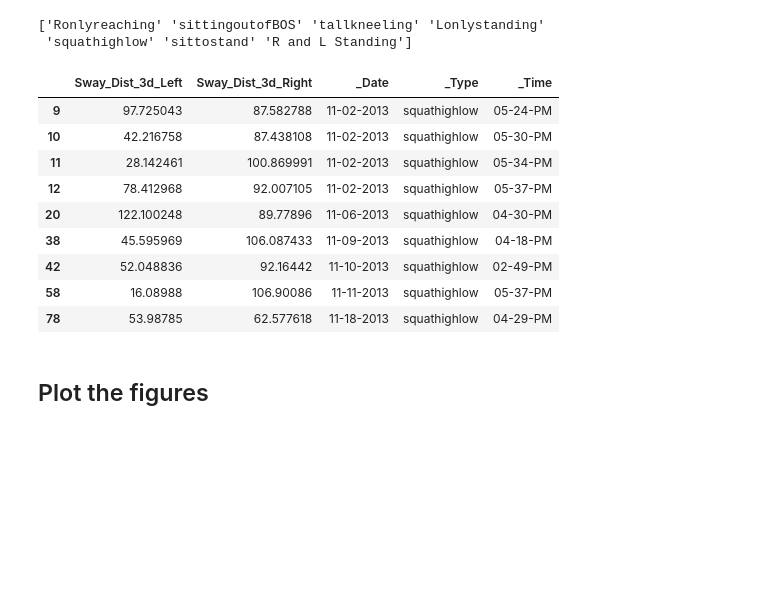
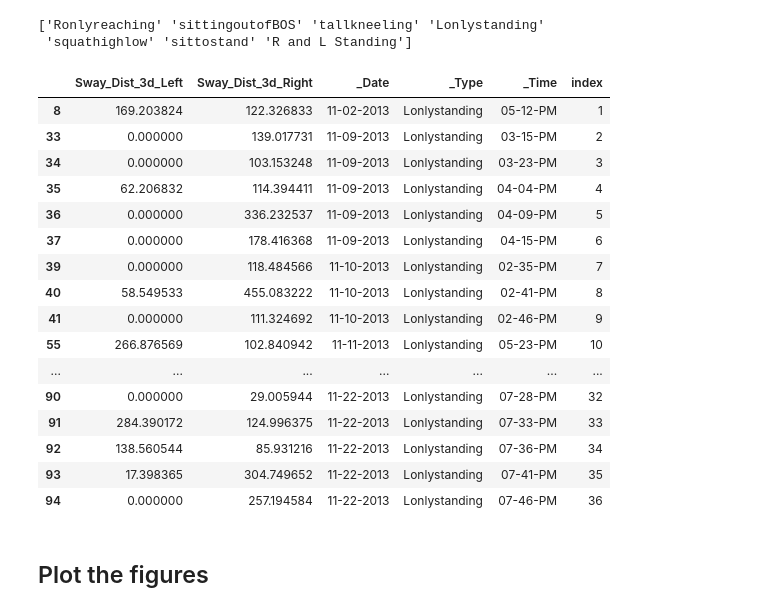
Before and after one commit to MengxuanMa2016/Data_Visualization_Python, a Jupyter notebook: Efficiency_Assessment_Results_Visualization.ipynb, the cells around one changed output. Cells and saved outputs as stored; diff of their text form; code cells hidden in the pictures; blank space fills up the shorter version.

```diff
--- a/Efficiency_Assessment_Results_Visualization.ipynb
+++ b/Efficiency_Assessment_Results_Visualization.ipynb
@@ -100,6 +96,19 @@ def read_joint_file(trial):
     print("Finish Reading!")
 
     return data_raw
+# %%
+def indexing_by_datatime(dataframe):
+  """
+  Sort the rows of the input dataframe by the data and time.
+  Add an index column for sorted sequence.
+  input: A dataframe with _Date and _Time columns included.
+  return: The dataframe with rows sorted.
+  """
+
+  dataframe.sort_values(['_Date','_Time'],ascending=[True, True])
+  dataframe['index'] = range(1, len(dataframe) + 1)
+
+  return dataframe
 # %% [markdown]
 ## Import the base line: Healthy subjects assessment results
 # %%
@@ -208,22 +233,29 @@ print(stroke_df._Type.unique())
 ['Ronlyreaching' 'sittingoutofBOS' 'tallkneeling' 'Lonlystanding'
  'squathighlow' 'sittostand' 'R and L Standing']
 # %%
-selected_type = 'squathighlow'
+selected_type = 'Lonlystanding'
 stroke_one_game = stroke_df.loc[stroke_df['_Type'] == selected_type]
 stroke_one_game = stroke_one_game[[metric_left,metric_right,'_Date','_Type','_Time']]
-stroke_one_game.sort_values(['_Date','_Time'],ascending=[True, True])
-
-display(stroke_one_game)
-# %% [output]
-|  | Sway_Dist_3d_Left | Sway_Dist_3d_Right | _Date | _Type | _Time |
-| 9 | 97.725043 | 87.582788 | 11-02-2013 | squathighlow | 05-24-PM |
-| 10 | 42.216758 | 87.438108 | 11-02-2013 | squathighlow | 05-30-PM |
-| 11 | 28.142461 | 100.869991 | 11-02-2013 | squathighlow | 05-34-PM |
-| 12 | 78.412968 | 92.007105 | 11-02-2013 | squathighlow | 05-37-PM |
-| 20 | 122.100248 | 89.77896 | 11-06-2013 | squathighlow | 04-30-PM |
-| 38 | 45.595969 | 106.087433 | 11-09-2013 | squathighlow | 04-18-PM |
-| 42 | 52.048836 | 92.16442 | 11-10-2013 | squathighlow | 02-49-PM |
-| 58 | 16.08988 | 106.90086 | 11-11-2013 | squathighlow | 05-37-PM |
-| 78 | 53.98785 | 62.577618 | 11-18-2013 | squathighlow | 04-29-PM |
+# %%
+sorted_df = indexing_by_datatime(stroke_one_game)
+display(sorted_df)
+# %% [output]
+|  | Sway_Dist_3d_Left | Sway_Dist_3d_Right | _Date | _Type | _Time | index |
+| 8 | 169.203824 | 122.326833 | 11-02-2013 | Lonlystanding | 05-12-PM | 1 |
+| 33 | 0.000000 | 139.017731 | 11-09-2013 | Lonlystanding | 03-15-PM | 2 |
+| 34 | 0.000000 | 103.153248 | 11-09-2013 | Lonlystanding | 03-23-PM | 3 |
+| 35 | 62.206832 | 114.394411 | 11-09-2013 | Lonlystanding | 04-04-PM | 4 |
+| 36 | 0.000000 | 336.232537 | 11-09-2013 | Lonlystanding | 04-09-PM | 5 |
+| 37 | 0.000000 | 178.416368 | 11-09-2013 | Lonlystanding | 04-15-PM | 6 |
+| 39 | 0.000000 | 118.484566 | 11-10-2013 | Lonlystanding | 02-35-PM | 7 |
+| 40 | 58.549533 | 455.083222 | 11-10-2013 | Lonlystanding | 02-41-PM | 8 |
+| 41 | 0.000000 | 111.324692 | 11-10-2013 | Lonlystanding | 02-46-PM | 9 |
+| 55 | 266.876569 | 102.840942 | 11-11-2013 | Lonlystanding | 05-23-PM | 10 |
+| ... | ... | ... | ... | ... | ... | ... |
+| 90 | 0.000000 | 29.005944 | 11-22-2013 | Lonlystanding | 07-28-PM | 32 |
+| 91 | 284.390172 | 124.996375 | 11-22-2013 | Lonlystanding | 07-33-PM | 33 |
+| 92 | 138.560544 | 85.931216 | 11-22-2013 | Lonlystanding | 07-36-PM | 34 |
+| 93 | 17.398365 | 304.749652 | 11-22-2013 | Lonlystanding | 07-41-PM | 35 |
+| 94 | 0.000000 | 257.194584 | 11-22-2013 | Lonlystanding | 07-46-PM | 36 |
 # %% [markdown]
 ## Plot the figures
```
Also changed, not shown: parts of 8 cells of this notebook.
